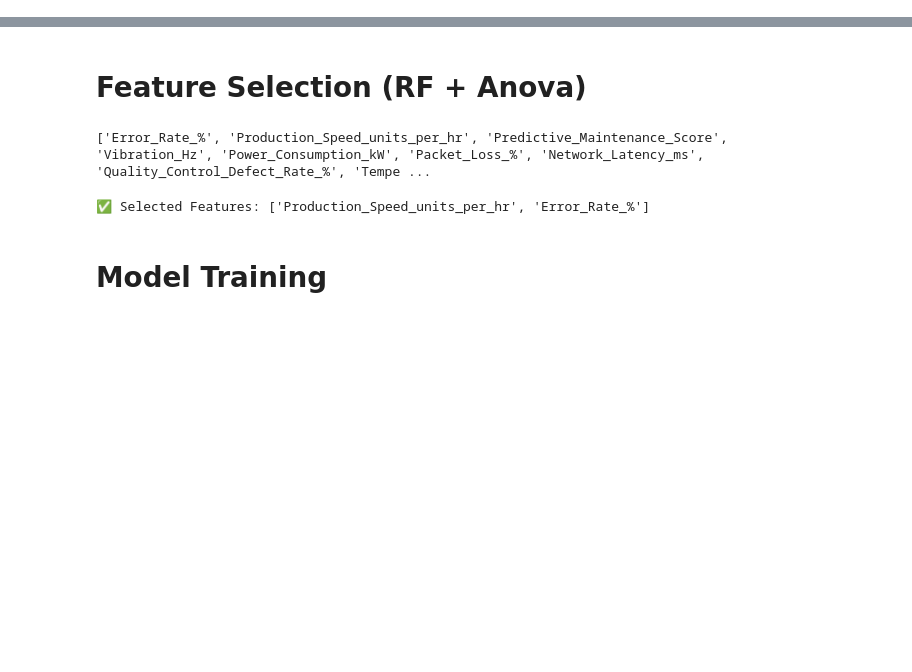
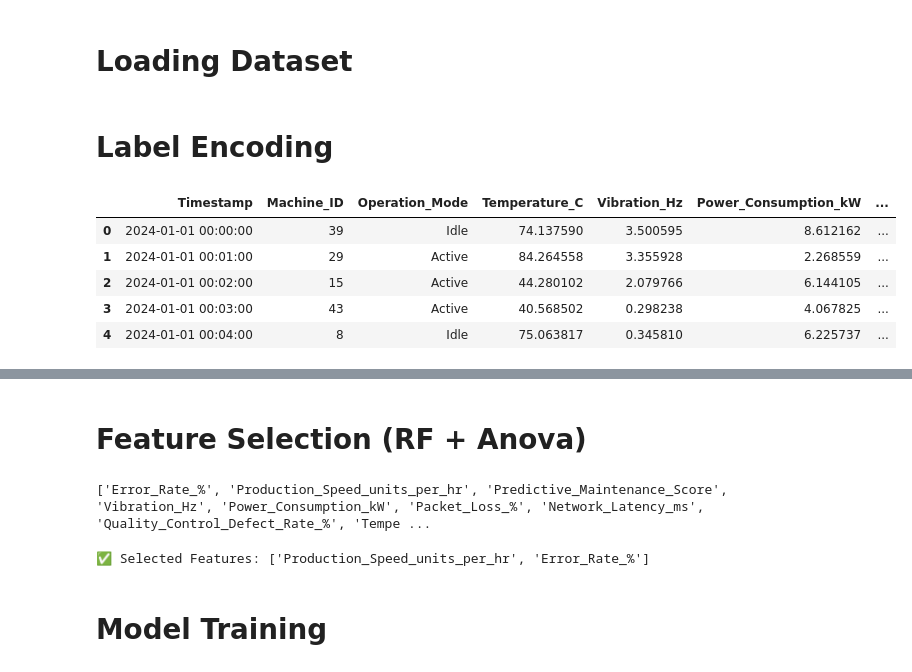
Before and after one commit to mrvktech/smart--machine, a Jupyter notebook: notebook.ipynb, the cells around one changed output, grey strips where cells are left out. Saved outputs shown, nothing was run; the diff lists cells and outputs as text; code cells hidden in the pictures; blank space fills up the shorter version.

```diff
--- a/notebook.ipynb
+++ b/notebook.ipynb
@@ -12,9 +14,13 @@ from xgboost import XGBClassifier
 from sklearn.metrics import accuracy_score, classification_report
 from scipy.stats import f_oneway
 import joblib
+# %% [markdown]
+# Loading Dataset
 # %%
 df = pd.read_csv("manufacturing_6G_dataset.csv")
 target_col = 'Efficiency_Status'
+# %% [markdown]
+# Label Encoding
 # %%
 df_encoded = df.copy()
 le_target = LabelEncoder()
@@ -23,3 +29,12 @@ df_encoded[target_col] = le_target.fit_transform(df_encoded[target_col])
 for col in df_encoded.select_dtypes(include='object').columns:
     if col != target_col and col != 'Timestamp':
         df_encoded[col] = LabelEncoder().fit_transform(df_encoded[col])
+# %%
+df.head()
+# %% [output]
+|  | Timestamp | Machine_ID | Operation_Mode | Temperature_C | Vibration_Hz | Power_Consumption_kW | ... |
+| 0 | 2024-01-01 00:00:00 | 39 | Idle | 74.137590 | 3.500595 | 8.612162 | ... |
+| 1 | 2024-01-01 00:01:00 | 29 | Active | 84.264558 | 3.355928 | 2.268559 | ... |
+| 2 | 2024-01-01 00:02:00 | 15 | Active | 44.280102 | 2.079766 | 6.144105 | ... |
+| 3 | 2024-01-01 00:03:00 | 43 | Active | 40.568502 | 0.298238 | 4.067825 | ... |
+| 4 | 2024-01-01 00:04:00 | 8 | Idle | 75.063817 | 0.345810 | 6.225737 | ... |
```
Also changed, not shown: parts of 8 cells of this notebook, 3 other files.
